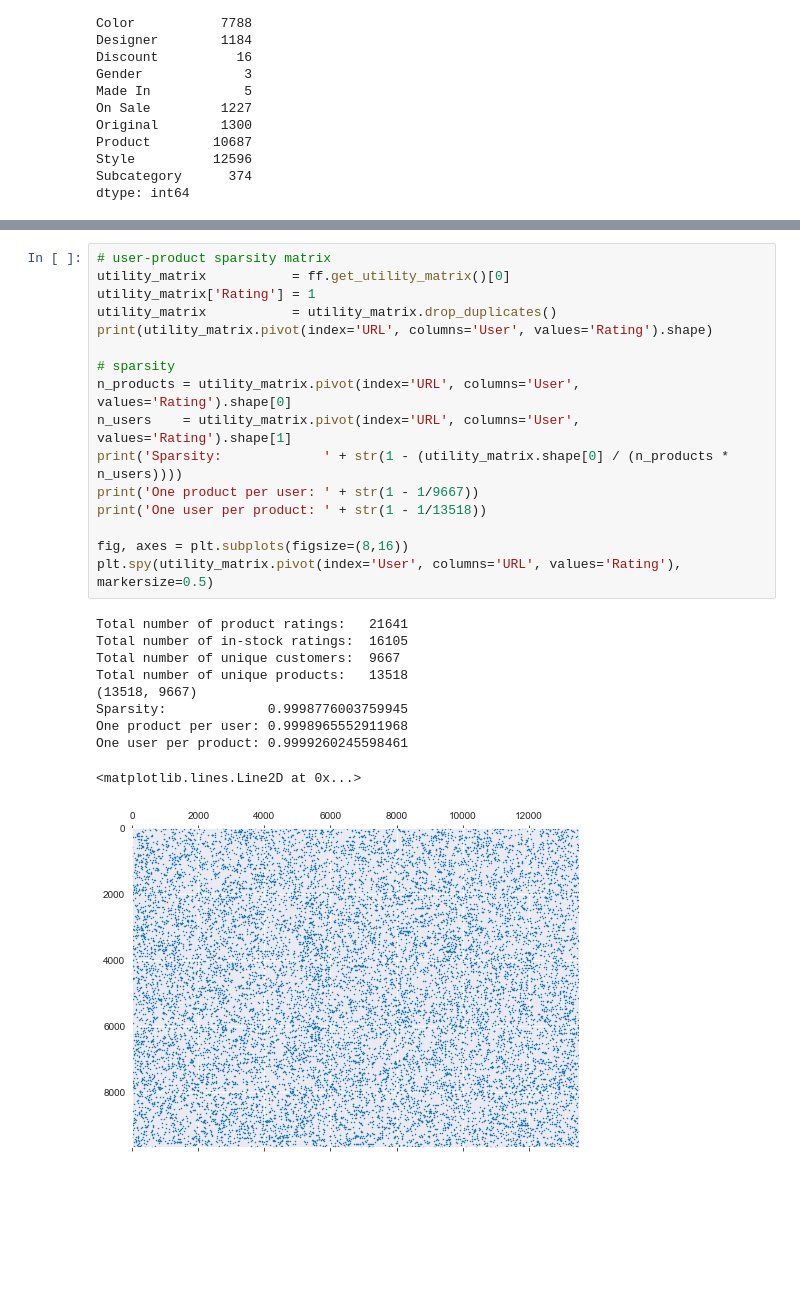
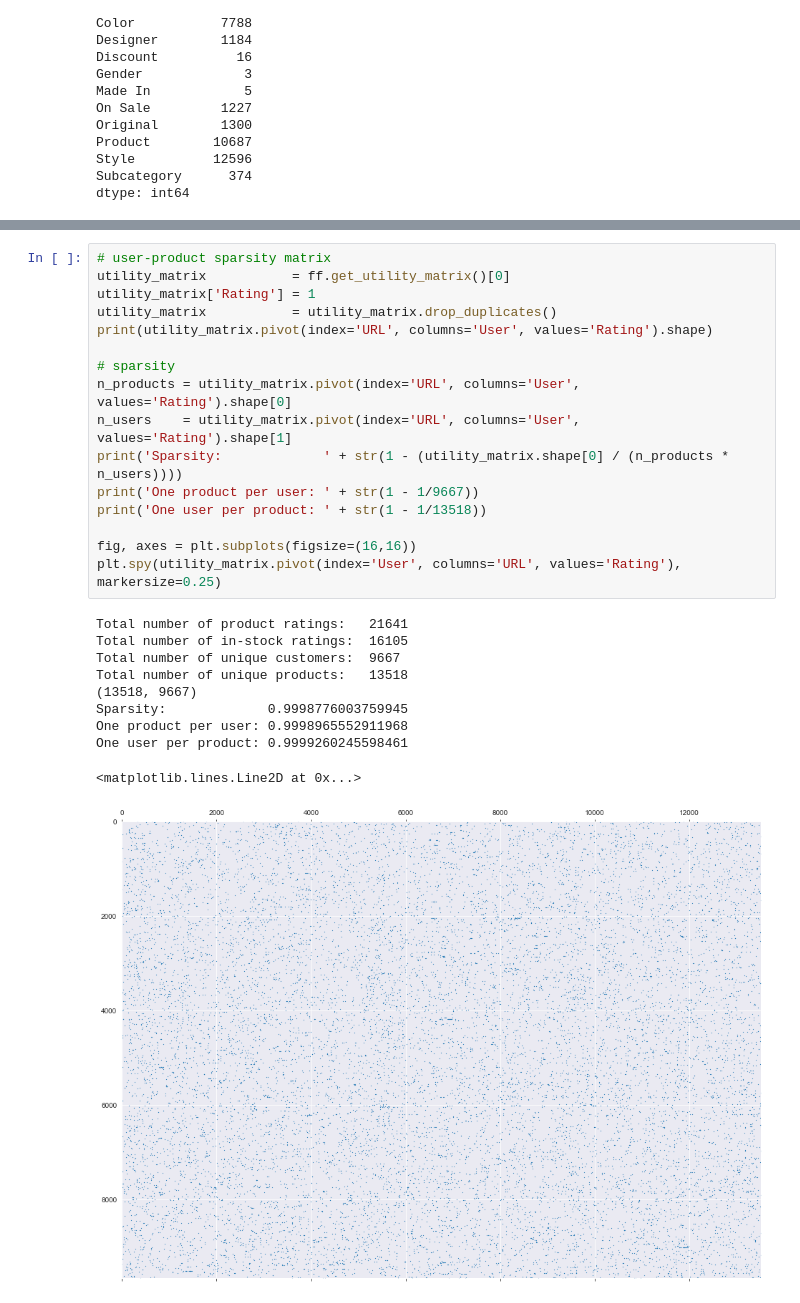
Before and after one commit to acdick/touch_driven_recommender_engines, a Jupyter notebook: Source/02_Exploratory_Data_Analysis.ipynb, the cells around one changed output, grey strips where cells are left out. Cells and saved outputs as stored; diff of their text form; blank space fills up the shorter version.

```diff
--- a/Source/02_Exploratory_Data_Analysis.ipynb
+++ b/Source/02_Exploratory_Data_Analysis.ipynb
@@ -106,30 +106,30 @@ df.head()
 # %%
 # user-product sparsity matrix
 utility_matrix           = ff.get_utility_matrix()[0]
 utility_matrix['Rating'] = 1
 utility_matrix           = utility_matrix.drop_duplicates()
 print(utility_matrix.pivot(index='URL', columns='User', values='Rating').shape)
 
 # sparsity
 n_products = utility_matrix.pivot(index='URL', columns='User', values='Rating').shape[0]
 n_users    = utility_matrix.pivot(index='URL', columns='User', values='Rating').shape[1]
 print('Sparsity:             ' + str(1 - (utility_matrix.shape[0] / (n_products * n_users))))
 print('One product per user: ' + str(1 - 1/9667))
 print('One user per product: ' + str(1 - 1/13518))
 
-fig, axes = plt.subplots(figsize=(8,16))
-plt.spy(utility_matrix.pivot(index='User', columns='URL', values='Rating'), markersize=0.5)
+fig, axes = plt.subplots(figsize=(16,16))
+plt.spy(utility_matrix.pivot(index='User', columns='URL', values='Rating'), markersize=0.25)
 # %% [output]
 Total number of product ratings:   21641
 Total number of in-stock ratings:  16105
 Total number of unique customers:  9667
 Total number of unique products:   13518
 (13518, 9667)
 Sparsity:             0.9998776003759945
 One product per user: 0.9998965552911968
 One user per product: 0.9999260245598461
 <matplotlib.lines.Line2D at 0x...>
-[figure, old version]
+[figure, new version]
 # %%
 # heatmap of similarity matrix
 # similarity_matrix = pd.read_pickle("../Data/content_similarity_matrix_GMC.pkl")
```
Also changed, not shown: parts of 2 cells of this notebook, 5 other files.
